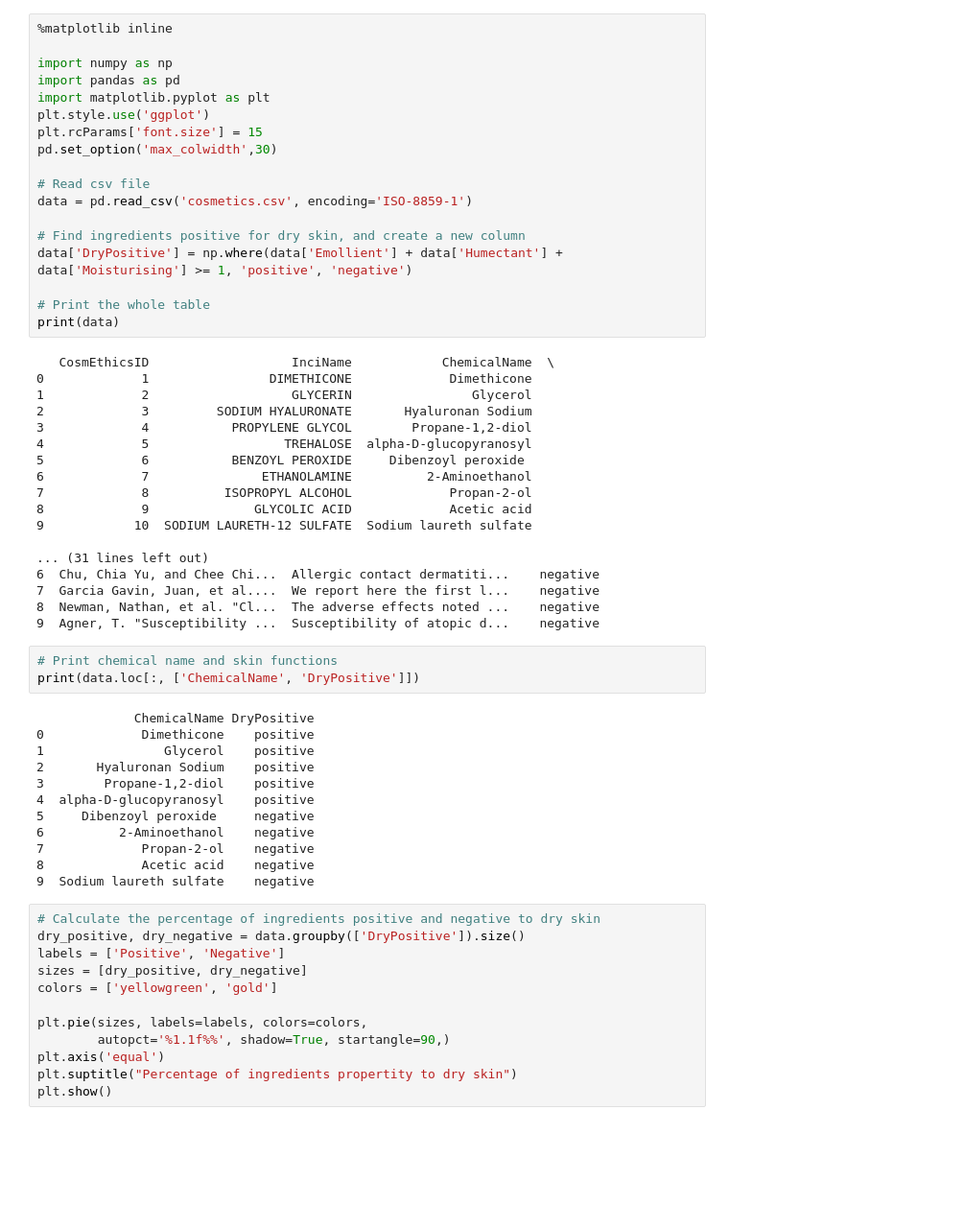
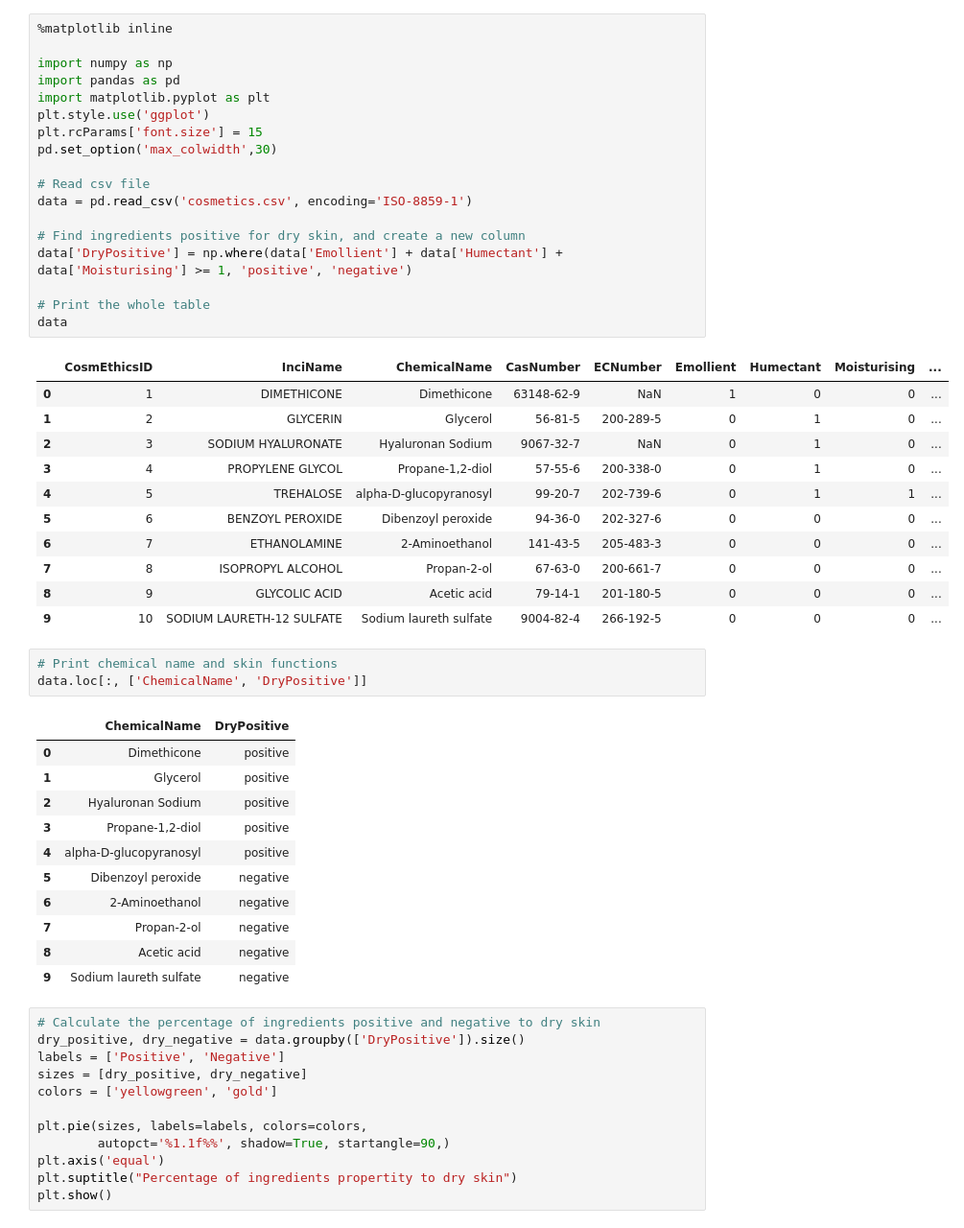
Before and after one commit to burun/Cosmetics-database-for-dry-skin, a Jupyter notebook: cosmetics.ipynb, the cells around one changed output. Shown at 96% size. Cells and saved outputs as stored; diff of their text form; blank space fills up the shorter version.

```diff
--- a/cosmetics.ipynb
+++ b/cosmetics.ipynb
@@ -1,54 +1,48 @@
 # %%
 %matplotlib inline
 
 import numpy as np
 import pandas as pd
 import matplotlib.pyplot as plt
 plt.style.use('ggplot')
 plt.rcParams['font.size'] = 15
 pd.set_option('max_colwidth',30)
 
 # Read csv file
 data = pd.read_csv('cosmetics.csv', encoding='ISO-8859-1')
 
 # Find ingredients positive for dry skin, and create a new column
 data['DryPositive'] = np.where(data['Emollient'] + data['Humectant'] + data['Moisturising'] >= 1, 'positive', 'negative')
 
 # Print the whole table
-print(data)
+data
 # %% [output]
-   CosmEthicsID                   InciName            ChemicalName  \
-0             1                DIMETHICONE             Dimethicone
-1             2                   GLYCERIN                Glycerol
-2             3         SODIUM HYALURONATE       Hyaluronan Sodium
-3             4           PROPYLENE GLYCOL        Propane-1,2-diol
-4             5                  TREHALOSE  alpha-D-glucopyranosyl
-5             6           BENZOYL PEROXIDE     Dibenzoyl peroxide
-6             7               ETHANOLAMINE          2-Aminoethanol
-7             8          ISOPROPYL ALCOHOL             Propan-2-ol
-8             9              GLYCOLIC ACID             Acetic acid
-9            10  SODIUM LAURETH-12 SULFATE  Sodium laureth sulfate
-
-... (31 lines left out)
-6  Chu, Chia Yu, and Chee Chi...  Allergic contact dermatiti...    negative
-7  Garcia Gavin, Juan, et al....  We report here the first l...    negative
-8  Newman, Nathan, et al. "Cl...  The adverse effects noted ...    negative
-9  Agner, T. "Susceptibility ...  Susceptibility of atopic d...    negative
+|  | CosmEthicsID | InciName | ChemicalName | CasNumber | ECNumber | Emollient | Humectant | Moisturising | ... |
+| 0 | 1 | DIMETHICONE | Dimethicone | 63148-62-9 | NaN | 1 | 0 | 0 | ... |
+| 1 | 2 | GLYCERIN | Glycerol | 56-81-5 | 200-289-5 | 0 | 1 | 0 | ... |
+| 2 | 3 | SODIUM HYALURONATE | Hyaluronan Sodium | 9067-32-7 | NaN | 0 | 1 | 0 | ... |
+| 3 | 4 | PROPYLENE GLYCOL | Propane-1,2-diol | 57-55-6 | 200-338-0 | 0 | 1 | 0 | ... |
+| 4 | 5 | TREHALOSE | alpha-D-glucopyranosyl | 99-20-7 | 202-739-6 | 0 | 1 | 1 | ... |
+| 5 | 6 | BENZOYL PEROXIDE | Dibenzoyl peroxide | 94-36-0 | 202-327-6 | 0 | 0 | 0 | ... |
+| 6 | 7 | ETHANOLAMINE | 2-Aminoethanol | 141-43-5 | 205-483-3 | 0 | 0 | 0 | ... |
+| 7 | 8 | ISOPROPYL ALCOHOL | Propan-2-ol | 67-63-0 | 200-661-7 | 0 | 0 | 0 | ... |
+| 8 | 9 | GLYCOLIC ACID | Acetic acid | 79-14-1 | 201-180-5 | 0 | 0 | 0 | ... |
+| 9 | 10 | SODIUM LAURETH-12 SULFATE | Sodium laureth sulfate | 9004-82-4 | 266-192-5 | 0 | 0 | 0 | ... |
 # %%
 # Print chemical name and skin functions
-print(data.loc[:, ['ChemicalName', 'DryPositive']])
+data.loc[:, ['ChemicalName', 'DryPositive']]
 # %% [output]
-             ChemicalName DryPositive
-0             Dimethicone    positive
-1                Glycerol    positive
-2       Hyaluronan Sodium    positive
-3        Propane-1,2-diol    positive
-4  alpha-D-glucopyranosyl    positive
-5     Dibenzoyl peroxide     negative
-6          2-Aminoethanol    negative
-7             Propan-2-ol    negative
-8             Acetic acid    negative
-9  Sodium laureth sulfate    negative
+|  | ChemicalName | DryPositive |
+| 0 | Dimethicone | positive |
+| 1 | Glycerol | positive |
+| 2 | Hyaluronan Sodium | positive |
+| 3 | Propane-1,2-diol | positive |
+| 4 | alpha-D-glucopyranosyl | positive |
+| 5 | Dibenzoyl peroxide | negative |
+| 6 | 2-Aminoethanol | negative |
+| 7 | Propan-2-ol | negative |
+| 8 | Acetic acid | negative |
+| 9 | Sodium laureth sulfate | negative |
 # %%
 # Calculate the percentage of ingredients positive and negative to dry skin
 dry_positive, dry_negative = data.groupby(['DryPositive']).size()
```
Also changed, not shown: parts of 1 cell of this notebook.
